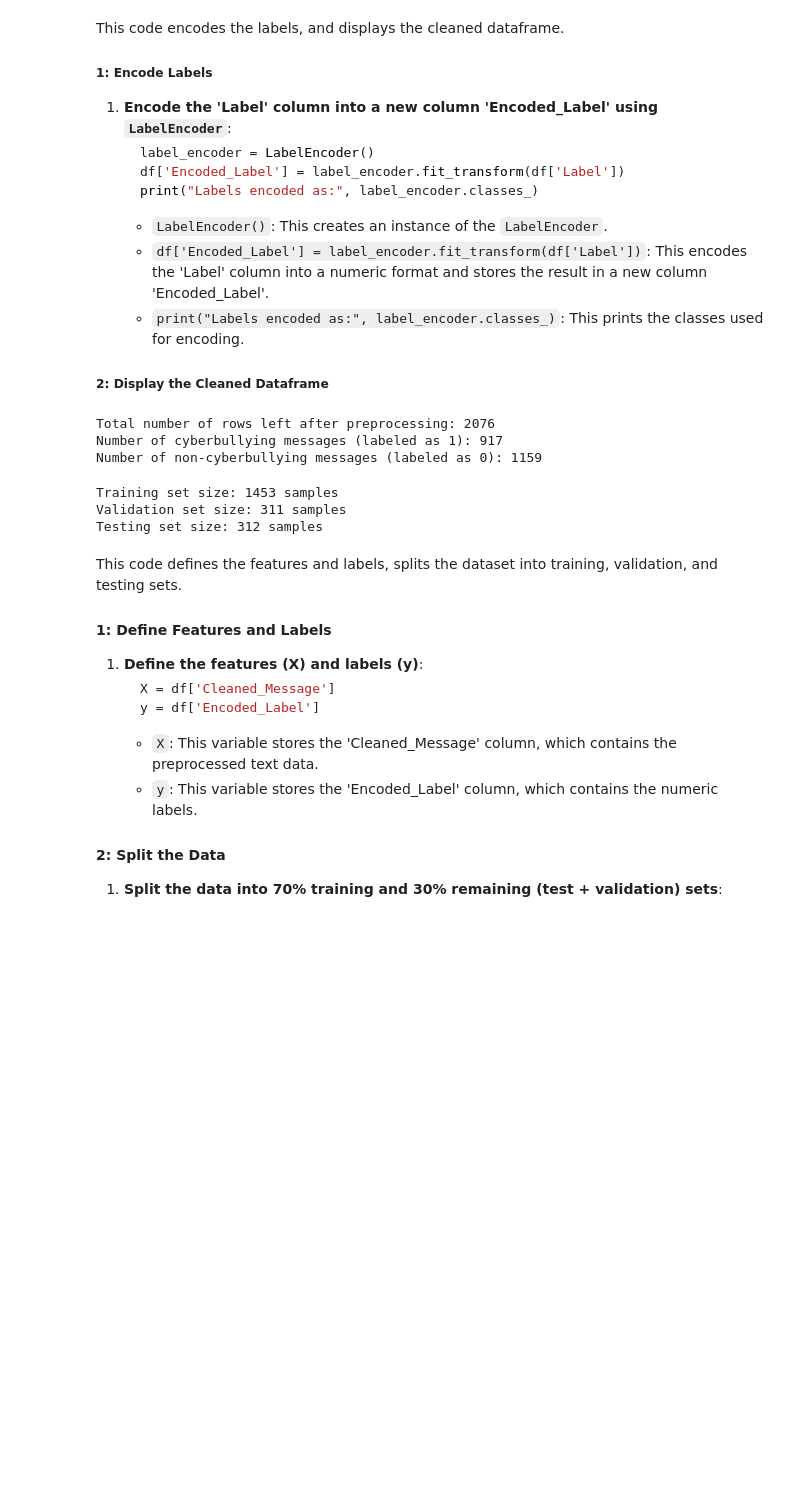
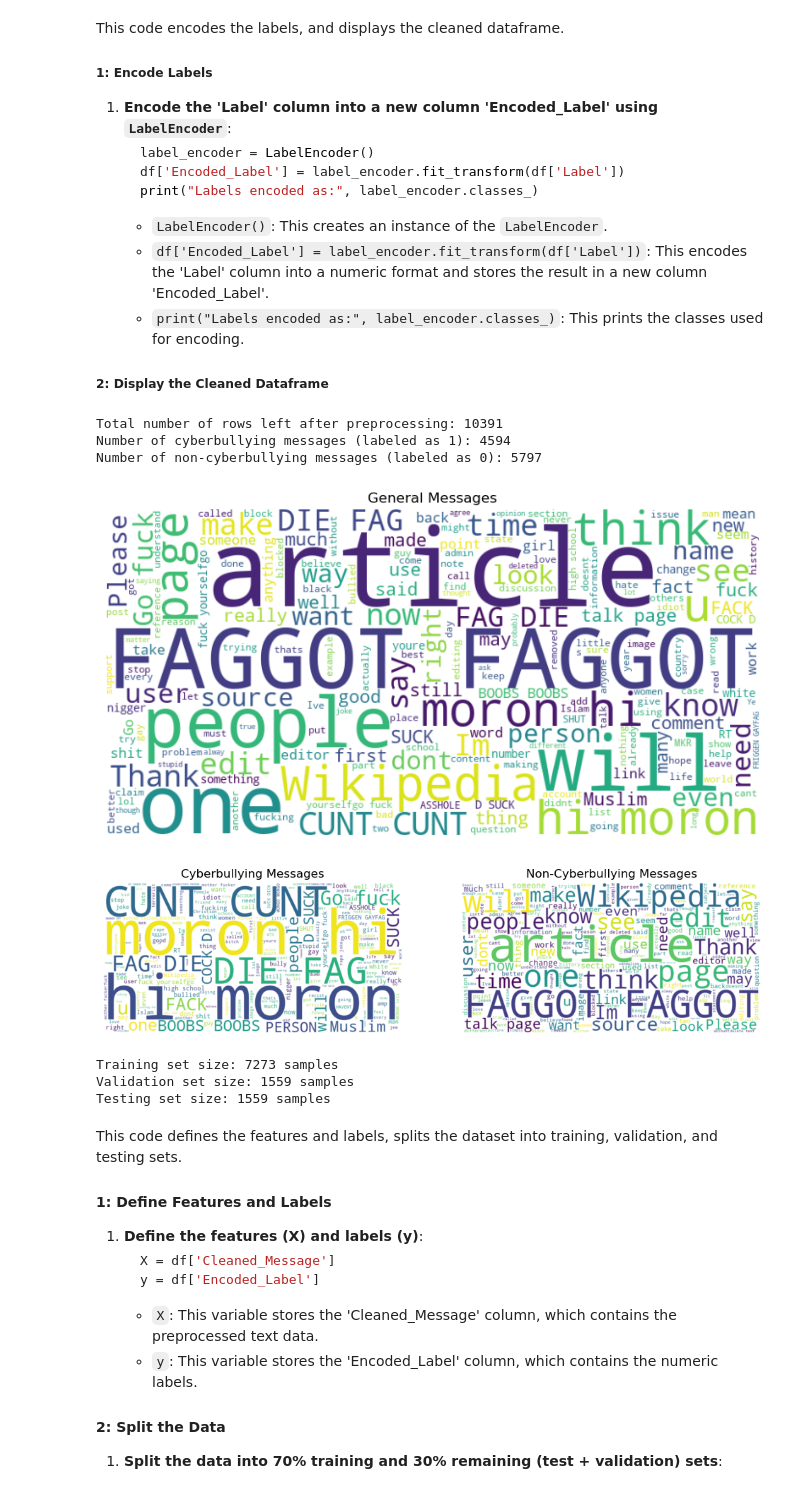
Before and after one commit to Research-Implementation/Advanced-Cyberbullying-Detection-A-Hybrid-ML-NLP-Approach, a Jupyter notebook: Cyberbullying_Project.ipynb, the cells around one changed output. Cells and saved outputs as stored; diff of their text form; code cells hidden in the pictures; blank space fills up the shorter version.

Commit message:
feat: after project defense

````diff
--- a/Cyberbullying_Project.ipynb
+++ b/Cyberbullying_Project.ipynb
@@ -78,7 +100,7 @@ In this section, we are importing various libraries and modules needed to build
 These libraries collectively provide the tools needed for data preprocessing, model training, and evaluation. As we progress through the project, we will use them to build and test the machine learning models for cyberbullying detection.
 # %%
 # Specify the file path
-file_path = r"C:\Users\HP\Documents\Implementation\Final.csv"
+file_path = r"C:\Users\HP\Documents\Implementation_3\Final.csv"
 
 # Load the dataset
 df = pd.read_csv(file_path)
@@ -194,8 +216,8 @@ wn
     ```
     - This optional step saves the cleaned DataFrame to a CSV file at the specified path. The file is saved without the index column. A message confirmin cleaned DataFrame to a CSV file.
 # %%
-# Calculate the total number of samples to take (1% of the dataset)
-sample_size = int(len(df) * 0.01)
+# Calculate the total number of samples to take (5% of the dataset)
+sample_size = int(len(df) * 0.05)
 
 # Perform stratified sampling to maintain the original ratio of Labels
 stratified_sample = df.groupby('Label', group_keys=False).apply(
@@ -343,11 +365,7 @@ This code calculates the distribution of labels in the dataset and prints out th
 # %%
 # Function to preprocess text
 def preprocess_text(text):
-    """
-    Function to clean and preprocess text for SVM and BERT models.
-    Includes: removing special characters, converting to lowercase,
-    removing stopwords, lemmatizing, and filtering non-informative messages.
-    """
+
     # Remove URLs
     text = re.sub(r'http\S+|www\S+|https\S+', '', text)  # Remove URLs
 
@@ -513,15 +531,59 @@ print(f"Total number of rows left after preprocessing: {total_rows}")
 print(f"Number of cyberbullying messages (labeled as 1): {cyberbullying_count}")
 print(f"Number of non-cyberbullying messages (labeled as 0): {non_cyberbullying_count}")
 # %% [output]
-Total number of rows left after preprocessing: 2076
-Number of cyberbullying messages (labeled as 1): 917
-Number of non-cyberbullying messages (labeled as 0): 1159
+Total number of rows left after preprocessing: 10391
+Number of cyberbullying messages (labeled as 1): 4594
+Number of non-cyberbullying messages (labeled as 0): 5797
+# %%
+# Wordcloud
+text = ' '.join(df['Message'])
+
+# Create a word cloud object
+wordcloud = WordCloud(width=800, height=400, background_color='white').generate(text)
+
+# Display the word cloud using matplotlib
+plt.figure(figsize=(10, 6))
+plt.imshow(wordcloud, interpolation='bilinear')
+plt.axis('off')  # Hide the axis
+plt.title("General Messages")
+plt.show()
+
+print("\n\n\n")
+
+# Separate text based on labels
+text_1 = ' '.join(df[df['Encoded_Label'] == 1]['Message'])  # Cyberbullying messages
+text_0 = ' '.join(df[df['Encoded_Label'] == 0]['Message'])  # Non-cyberbullying messages
+
+# Create word clouds
+wordcloud_1 = WordCloud(width=800, height=400, background_color='white').generate(text_1)
+wordcloud_0 = WordCloud(width=800, height=400, background_color='white').generate(text_0)
+
+# Display the word clouds
+plt.figure(figsize=(12, 5))
+
+# Wordcloud for Cyberbullying messages
+plt.subplot(1, 2, 1)
+plt.imshow(wordcloud_1, interpolation='bilinear')
+plt.axis('off')
+plt.title("Cyberbullying Messages")
+
+# Wordcloud for Non-Cyberbullying messages
+plt.subplot(1, 2, 2)
+plt.imshow(wordcloud_0, interpolation='bilinear')
+plt.axis('off')
+plt.title("Non-Cyberbullying Messages")
+
+plt.show()
+# %% [output]
+[figure, added]
+[figure, added]
 # %%
 # Define the features and labels
 X = df['Cleaned_Message']
 y = df['Encoded_Label']
 
 # Split the data into 70% training, 15% test, and 15% validation
+
 # First, split into train (70%) and the rest (30%)
 X_train, X_temp, y_train, y_temp = train_test_split(
     X, y, test_size=0.3, random_state=42, stratify=y
@@ -537,9 +599,9 @@ print(f"\nTraining set size: {X_train.shape[0]} samples")
 print(f"Validation set size: {X_val.shape[0]} samples")
 print(f"Testing set size: {X_test.shape[0]} samples")
 # %% [output]
-Training set size: 1453 samples
-Validation set size: 311 samples
-Testing set size: 312 samples
+Training set size: 7273 samples
+Validation set size: 1559 samples
+Testing set size: 1559 samples
 # %% [markdown]
 This code defines the features and labels, splits the dataset into training, validation, and testing sets.
 
````
Also changed, not shown: parts of 64 cells of this notebook, 13 other files.
